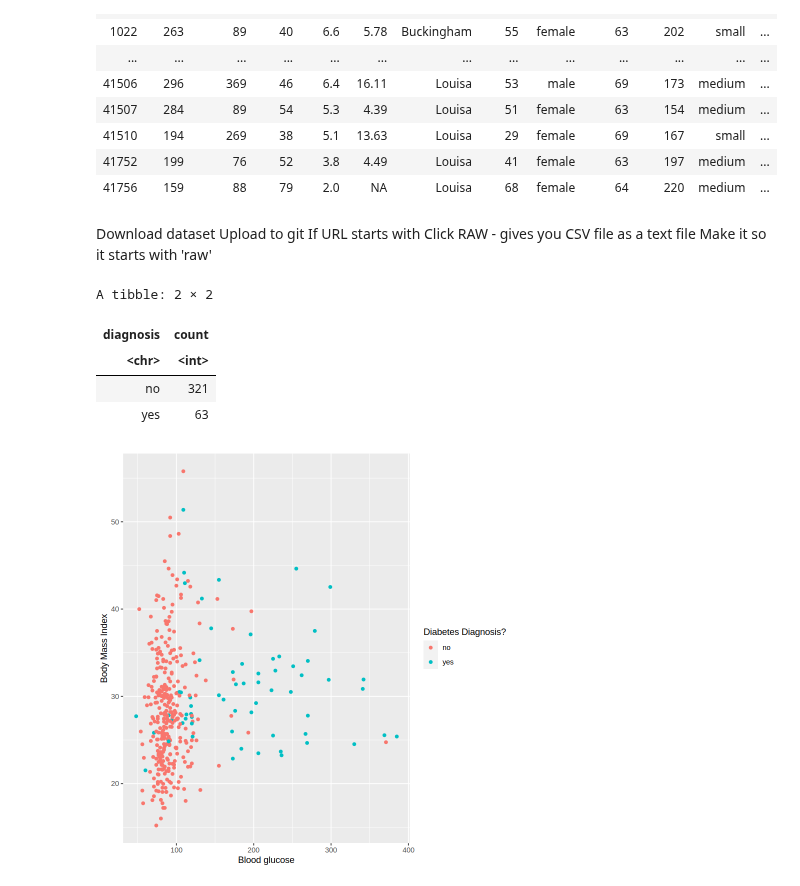
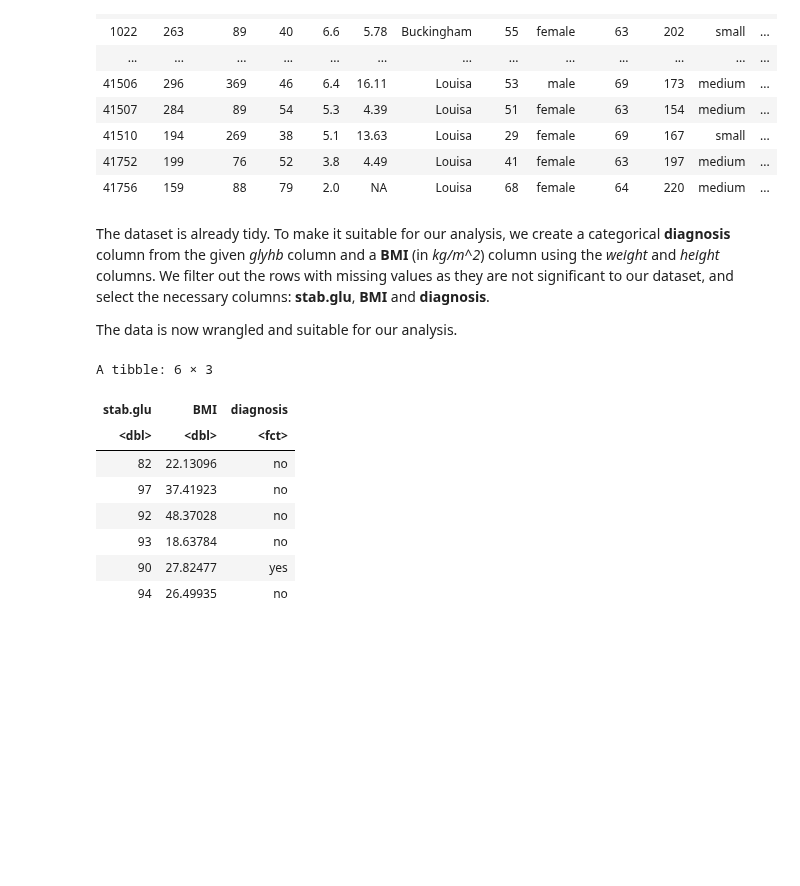
Before and after one commit to wmma2/group_18_project, a Jupyter notebook: Gr18_proposal.ipynb, the cells around one changed output. Saved outputs shown, nothing was run; the diff lists cells and outputs as text; code cells hidden in the pictures; blank space fills up the shorter version.

```diff
--- a/Gr18_proposal.ipynb
+++ b/Gr18_proposal.ipynb
@@ -38,8 +45,7 @@ library(tidyverse)
 # %%
-#reading data
 URL <- 'https://raw.githubusercontent.com/wmma2/group_18_project/main/diabetes.csv'
-diabetes_data <- read_csv(URL)
-diabetes_data
+raw_data <- read_csv(URL)
+raw_data
 # %% [output]
 Rows: 403 Columns: 19
 ── Column specification ────────────────────────────────────────────────────────
@@ -68,35 +74,28 @@ A spec_tbl_df: 403 × 19
 | 41510 | 194 | 269 | 38 | 5.1 | 13.63 | Louisa | 29 | female | 69 | 167 | small | ... |
 | 41752 | 199 | 76 | 52 | 3.8 | 4.49 | Louisa | 41 | female | 63 | 197 | medium | ... |
 | 41756 | 159 | 88 | 79 | 2.0 | NA | Louisa | 68 | female | 64 | 220 | medium | ... |
-# %% [markdown]
-Download dataset
-Upload to git
-If URL starts with
-Click RAW - gives you CSV file as a text file
-Make it so it starts with 'raw'
+# %% [markdown]
+The dataset is already tidy. To make it suitable for our analysis, we create a categorical **diagnosis** column from the given *glyhb* column and a **BMI** (in *kg/m^2*) column using the *weight* and *height* columns. We filter out the rows with missing values as they are not significant to our dataset, and select the necessary columns: **stab.glu**, **BMI** and **diagnosis**.
+
+The data is now wrangled and suitable for our analysis.
 # %%
-tidy_data <- diabetes_data |>
-        mutate(diagnosis = if_else(glyhb > 6.5, "yes", "no")) |>
+tidy_data <- raw_data |>
+        mutate(diagnosis = if_else(glyhb >= 6.5, "yes", "no")) |>
+        mutate(diagnosis = as_factor(diagnosis))|>
         mutate(height_m = height*0.0254,
                weight_kg = weight*0.45359237,
                BMI = weight_kg/height_m^2) |>
-        select(stab.glu, glyhb, height_m, weight_kg, BMI, diagnosis) |>
-        filter(!is.na(glyhb + BMI))
+        filter(!is.na(glyhb + BMI + stab.glu)) |>
+        select(stab.glu, BMI, diagnosis)
 
-test_plot <- tidy_data |>
-    ggplot(aes(x = stab.glu, y = BMI, colour = diagnosis)) +
-    geom_point() +
-    labs(x = "Blood glucose", y = "Body Mass Index", colour = "Diabetes Diagnosis?")
-test_plot
-
-counting <- tidy_data|>
-    group_by(diagnosis)|>
-    summarize(count = n())
-counting
+head(tidy_data)
 # %% [output]
-A tibble: 2 × 2
+A tibble: 6 × 3
-| diagnosis | count |
-| <chr> | <int> |
-| no | 321 |
-| yes | 63 |
+| stab.glu | BMI | diagnosis |
+| <dbl> | <dbl> | <fct> |
+| 82 | 22.13096 | no |
+| 97 | 37.41923 | no |
+| 92 | 48.37028 | no |
+| 93 | 18.63784 | no |
+| 90 | 27.82477 | yes |
+| 94 | 26.49935 | no |
-[figure, removed]
```
Also changed, not shown: parts of 11 cells of this notebook.
